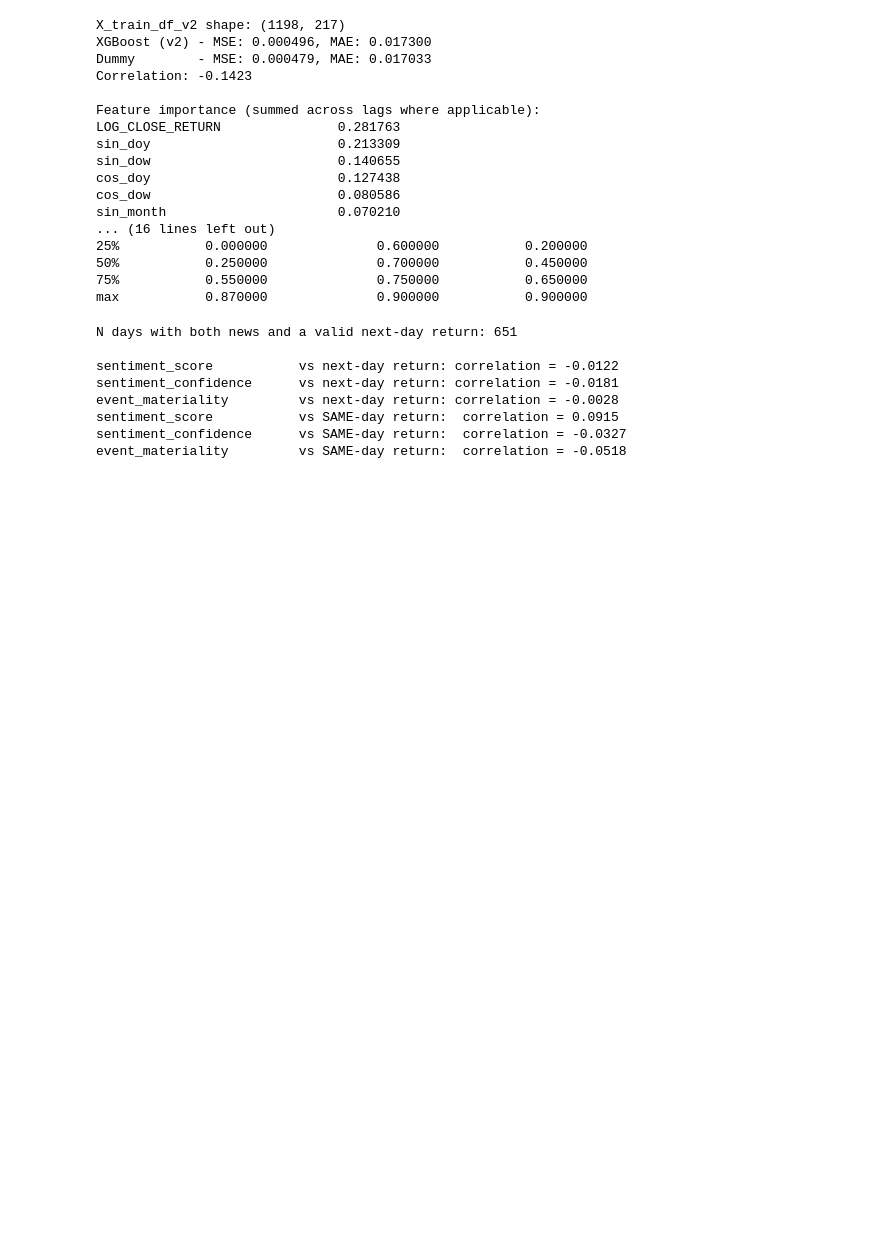
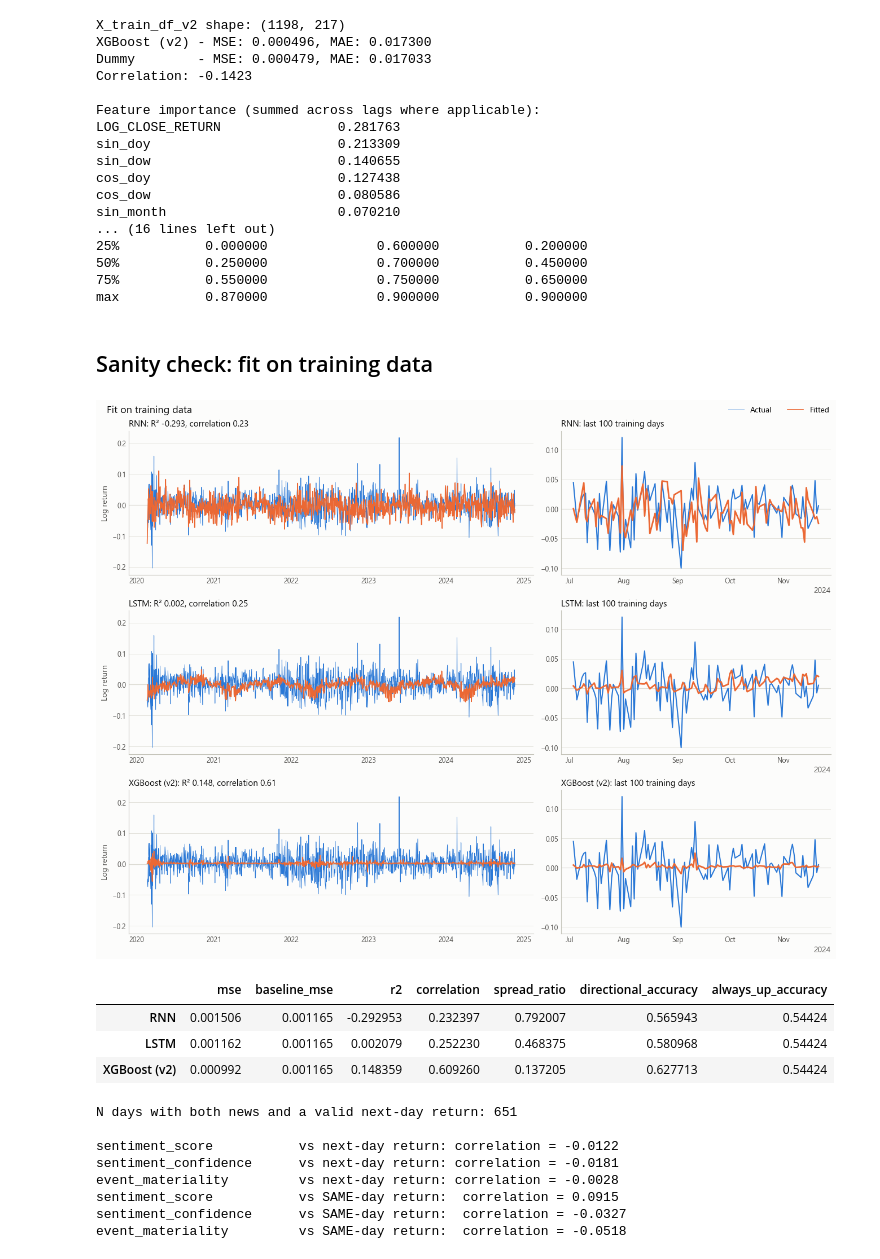
Before and after one commit to MateuszGalinski/News-Impact-On-Stock-Analysis, a Jupyter notebook: training/news_with_feature_engineering/notebooks/training_exploration.ipynb, the cells around one changed output. Drawn from its saved outputs; the diff is of its cells as text; code cells hidden in the pictures; blank space fills up the shorter version.

Commit message:
Added sanit check by making model predict its training data

```diff
--- a/training/news_with_feature_engineering/notebooks/training_exploration.ipynb
+++ b/training/news_with_feature_engineering/notebooks/training_exploration.ipynb
@@ -713,6 +713,38 @@ sin_month                      0.070210
 50%           0.250000              0.700000           0.450000
 75%           0.550000              0.750000           0.650000
 max           0.870000              0.900000           0.900000
+# %% [markdown]
+## Sanity check: fit on training data
+# %%
+from pathlib import Path
+import sys
+
+# notebook is in training/<track>/notebooks, parents[1] points to training/
+sys.path.insert(0, str(Path.cwd().parents[1]))
+
+from benchmarking.fit_check import plot_training_fit
+
+# Each target is the return on the row right after its WINDOW_DAYS window.
+train_dates = nvidia_stock["DATE"].iloc[WINDOW_DAYS:train_size]
+
+# XGBoost v2 uses different inputs but must share the same targets.
+assert np.array_equal(y_train, y_train_v2)
+
+plot_training_fit(
+    y_train,
+    {
+        "RNN": RNN_model.predict(X_train, verbose=0),
+        "LSTM": LSTM_model.predict(X_train, verbose=0),
+        "XGBoost (v2)": xgb_model_v2.predict(X_train_df_v2),
+    },
+    dates=train_dates,
+)
+# %% [output]
+[figure, added]
+|  | mse | baseline_mse | r2 | correlation | spread_ratio | directional_accuracy | always_up_accuracy |
+| RNN | 0.001506 | 0.001165 | -0.292953 | 0.232397 | 0.792007 | 0.565943 | 0.54424 |
+| LSTM | 0.001162 | 0.001165 | 0.002079 | 0.252230 | 0.468375 | 0.580968 | 0.54424 |
+| XGBoost (v2) | 0.000992 | 0.001165 | 0.148359 | 0.609260 | 0.137205 | 0.627713 | 0.54424 |
 # %%
 ## ============================================================
 ## Simplest possible test: raw correlation between each daily news
```
Also changed, not shown: parts of 5 cells of this notebook, 4 other files.
